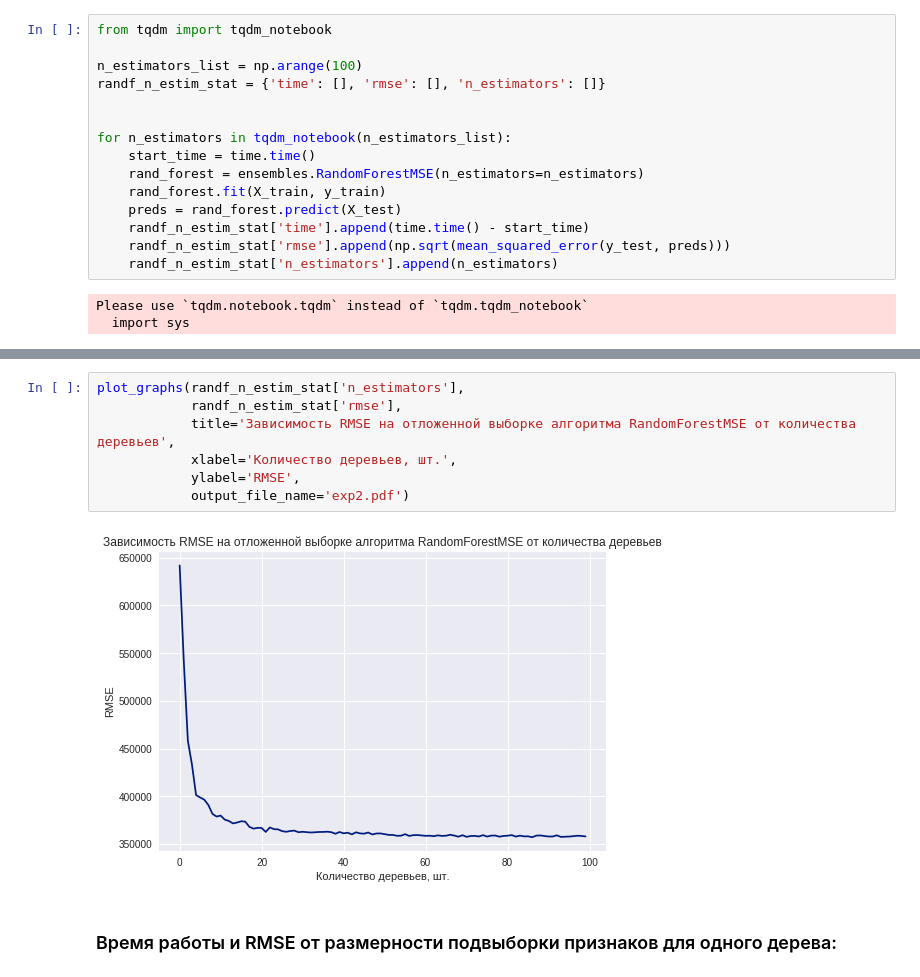
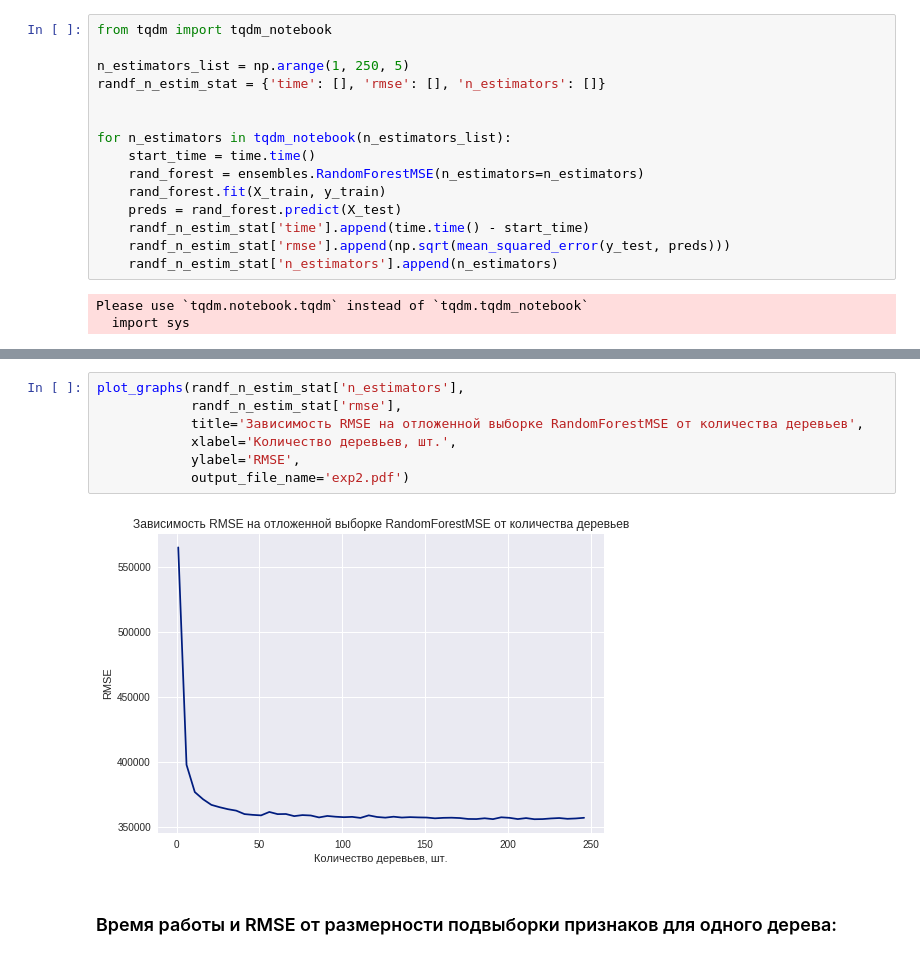
Before and after one commit to paniquex/ML_DS_practice, a Jupyter notebook: PRACTICUM/LAB_07/Experiments.ipynb, the cells around one changed output, grey strips where cells are left out. Saved outputs shown, nothing was run; the diff lists cells and outputs as text.

```diff
--- a/PRACTICUM/LAB_07/Experiments.ipynb
+++ b/PRACTICUM/LAB_07/Experiments.ipynb
@@ -32,7 +32,7 @@ X_train, X_test, y_train, y_test = train_test_split(train_data.values, target.va
 # %%
 from tqdm import tqdm_notebook
 
-n_estimators_list = np.arange(100)
+n_estimators_list = np.arange(1, 250, 5)
 randf_n_estim_stat = {'time': [], 'rmse': [], 'n_estimators': []}
 
 
@@ -71,12 +71,12 @@ plot_graphs(randf_n_estim_stat['n_estimators'],
 # %%
 plot_graphs(randf_n_estim_stat['n_estimators'],
             randf_n_estim_stat['rmse'],
-            title='Зависимость RMSE на отложенной выборке алгоритма RandomForestMSE от количества деревьев',
+            title='Зависимость RMSE на отложенной выборке RandomForestMSE от количества деревьев',
             xlabel='Количество деревьев, шт.',
             ylabel='RMSE',
             output_file_name='exp2.pdf')
 # %% [output]
-[figure, old version]
+[figure, new version]
 # %% [markdown]
 ### Время работы и RMSE от размерности подвыборки признаков для одного дерева:
 # %%
```
Also changed, not shown: parts of 20 cells of this notebook, 1 other file.
